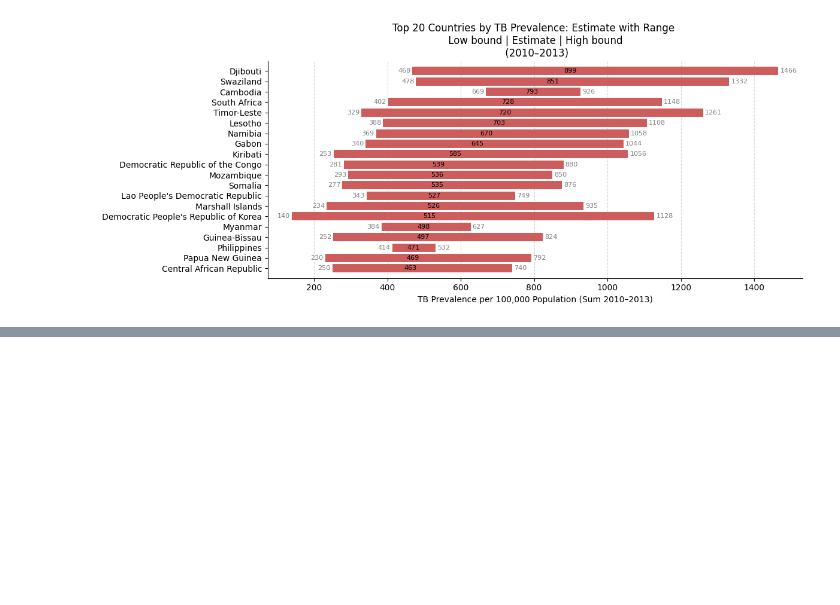
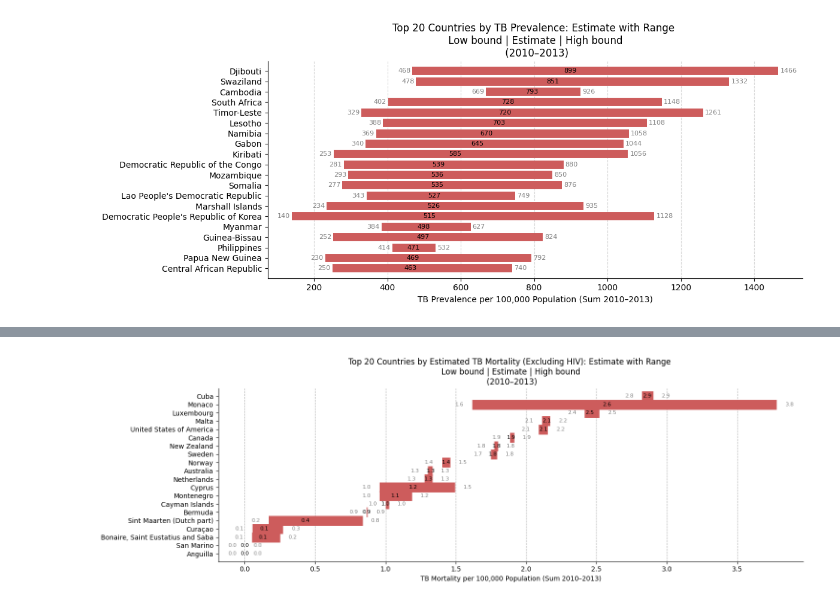
Before and after one commit to murithidenisgitobu/TB-BURDEN-IN-THE-WORLD, a Jupyter notebook: Notebook/TB.ipynb, the cells around one changed output, grey strips where cells are left out. Saved outputs shown, nothing was run; the diff lists cells and outputs as text; code cells hidden in the pictures; blank space fills up the shorter version.

```diff
--- a/Notebook/TB.ipynb
+++ b/Notebook/TB.ipynb
@@ -469,3 +469,39 @@ tb_mortality_100k_agg.head()
 | 2 | Bonaire, Saint Eustatius and Saba | 0.13 | 0.05 | 0.25 |
 | 3 | Curaçao | 0.14 | 0.05 | 0.27 |
 | 4 | Sint Maarten (Dutch part) | 0.43 | 0.17 | 0.84 |
+# %%
+# Estimated mortality of TB cases (all forms, excluding HIV) per 100 000 population plot
+countries = tb_mortality_100k_agg["Country or territory name"]
+low = tb_mortality_100k_agg["Estimated mortality of TB cases (all forms, excluding HIV), per 100 000 population, low bound"]
+high = tb_mortality_100k_agg["Estimated mortality of TB cases (all forms, excluding HIV), per 100 000 population, high bound"]
+estimate = tb_mortality_100k_agg["Estimated mortality of TB cases (all forms, excluding HIV) per 100 000 population"]
+
+# Y positions
+y = np.arange(len(countries))
+
+# Figure
+fig, ax = plt.subplots(figsize=(15, 5))
+
+# Plot a combined chart with, Low bound, Estimate, High bound
+for i in range(len(countries)):
+    ax.hlines(y[i], low.iloc[i], high.iloc[i], color='indianred', linewidth=15)
+    ax.plot(estimate.iloc[i], y[i], color='black')  # point for estimate
+
+    # Add data labels
+    ax.text(low.iloc[i] - 0.06, y[i], f'{low.iloc[i]:.1f}', va='center', ha='right', fontsize=8, color='gray')
+    ax.text(high.iloc[i] + 0.06, y[i], f'{high.iloc[i]:.1f}', va='center', ha='left', fontsize=8, color='gray')
+    ax.text(estimate.iloc[i], y[i], f'{estimate.iloc[i]:.1f}', va='center', ha='center', fontsize=8, color='black')
+
+# Set axis
+ax.set_yticks(y)
+ax.set_yticklabels(countries)
+
+ax.set_xlabel('TB Mortality per 100,000 Population (Sum 2010–2013)')
+ax.set_title('Top 20 Countries by Estimated TB Mortality (Excluding HIV): Estimate with Range \n Low bound | Estimate | High bound \n (2010–2013)')
+# Remove spines for cleaner look
+ax.spines[['top', 'right']].set_visible(False)
+plt.grid(axis='x', linestyle='--', alpha=0.9)
+plt.tight_layout()
+plt.show()
+# %% [output]
+[figure, added]
```
Also changed, not shown: parts of 1 cell of this notebook.
